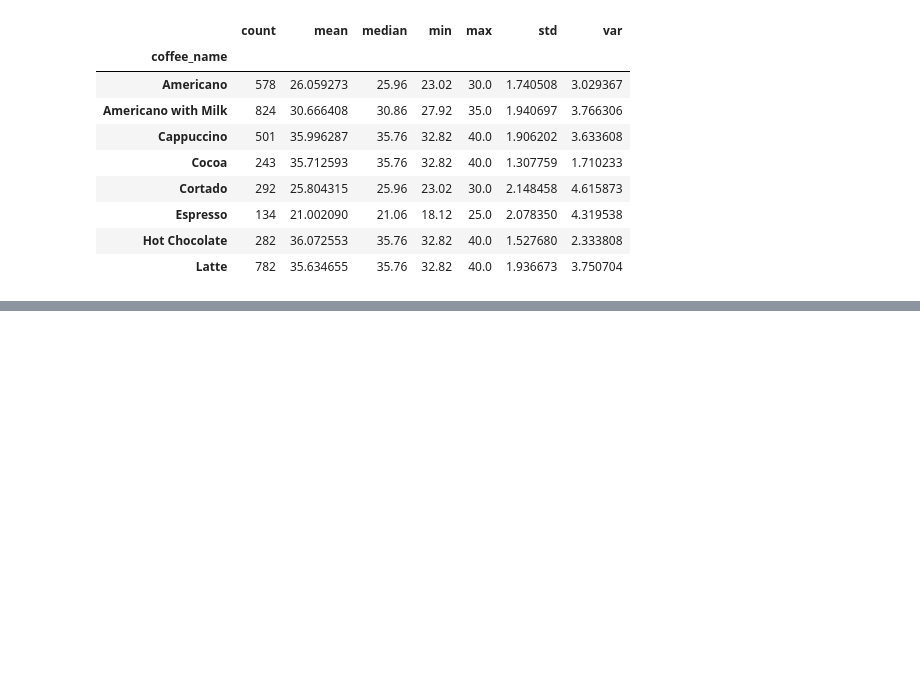
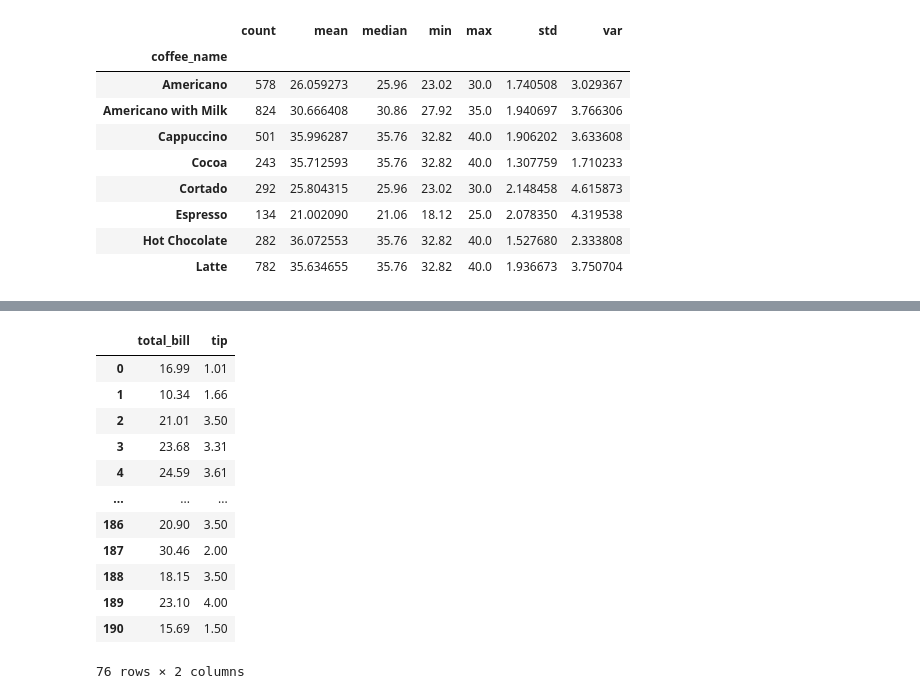
Before and after one commit to Musfique-Ahmed/DataViz-Lab, a Jupyter notebook: CT/ct_1_prep.ipynb, the cells around one changed output, grey strips where cells are left out. Drawn from its saved outputs; the diff is of its cells as text; code cells hidden in the pictures; blank space fills up the shorter version.

```diff
--- a/CT/ct_1_prep.ipynb
+++ b/CT/ct_1_prep.ipynb
@@ -124,0 +157,16 @@ summary_3
+# %%
+tips.loc[tips['day'] == "Sun", ['total_bill', 'tip']]
+# %% [output]
+|  | total_bill | tip |
+| 0 | 16.99 | 1.01 |
+| 1 | 10.34 | 1.66 |
+| 2 | 21.01 | 3.50 |
+| 3 | 23.68 | 3.31 |
+| 4 | 24.59 | 3.61 |
+| ... | ... | ... |
+| 186 | 20.90 | 3.50 |
+| 187 | 30.46 | 2.00 |
+| 188 | 18.15 | 3.50 |
+| 189 | 23.10 | 4.00 |
+| 190 | 15.69 | 1.50 |
+76 rows × 2 columns
```
Also changed, not shown: parts of 3 cells of this notebook, 1 other file.
